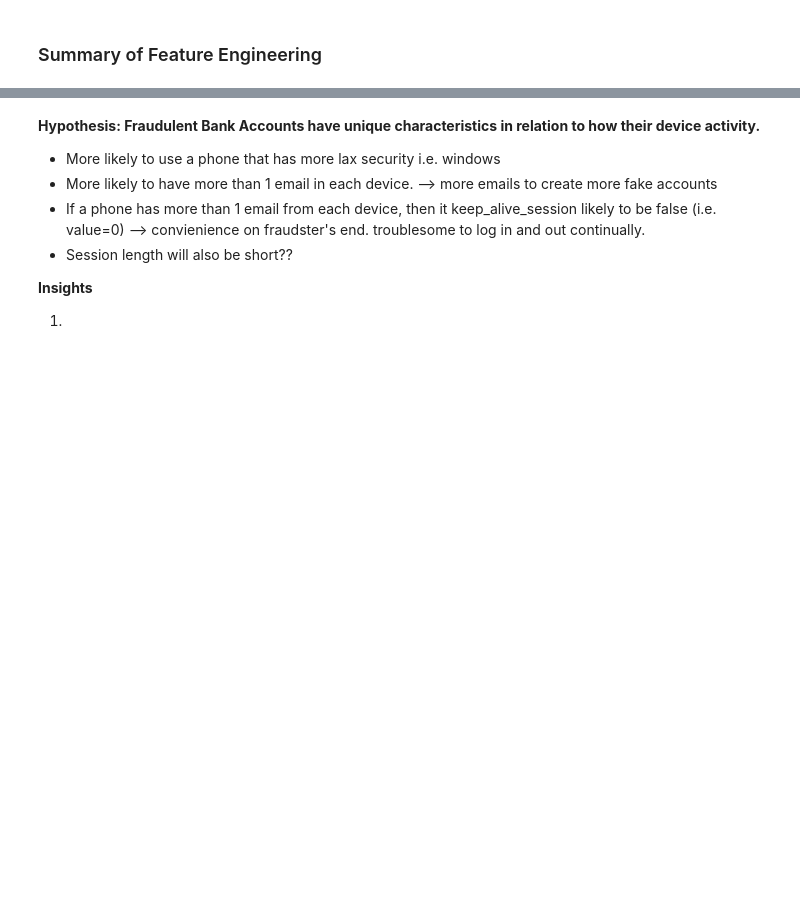
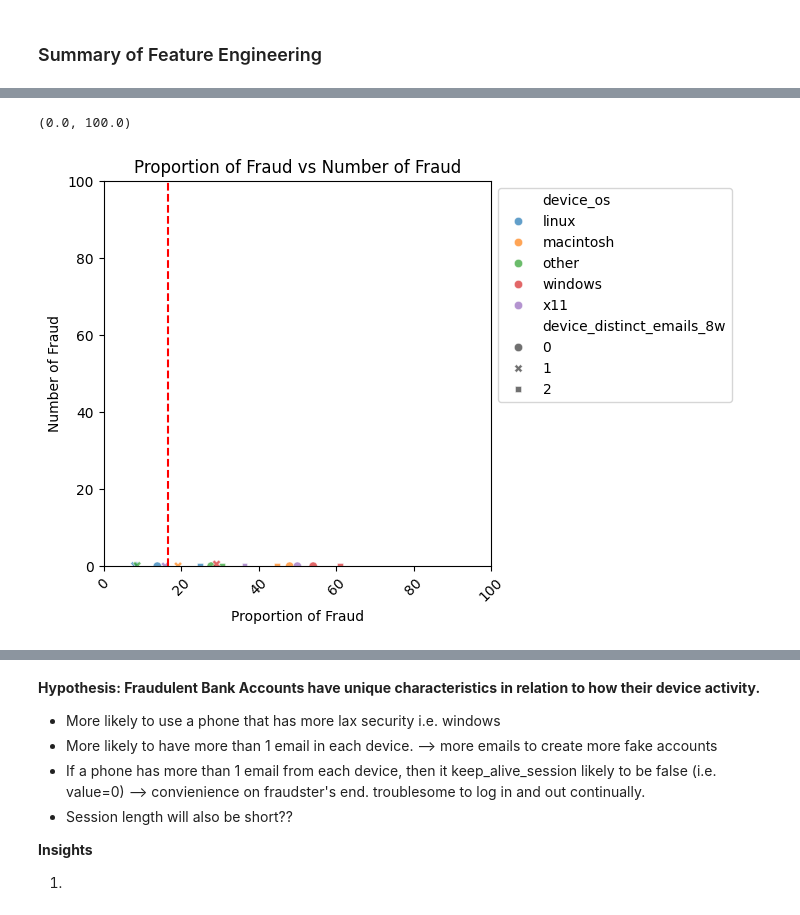
Before and after one commit to kclzl-nus/Detect-Fraudulent-Bank-Accounts, a Jupyter notebook: notebooks/2.0-kclzl-hyp-device-activity.ipynb, the cells around one changed output, grey strips where cells are left out. Drawn from its saved outputs; the diff is of its cells as text; code cells hidden in the pictures; blank space fills up the shorter version.

Commit message:
updated proportions of combined variables

```diff
--- a/notebooks/2.0-kclzl-hyp-device-activity.ipynb
+++ b/notebooks/2.0-kclzl-hyp-device-activity.ipynb
@@ -570,0 +578,8 @@ plt.legend(loc='upper left', bbox_to_anchor=(1, 1))
+# %%
+total_fraud_count = device_activity_df['fraud_bool'].value_counts().to_frame().loc[1, "count"]
+total_non_fraud_count = device_activity_df['fraud_bool'].value_counts().to_frame().loc[1, "count"]
+
+# print total counts of fraud and non-fraud
+print(f"Total Fraud Count: {total_fraud_count}")
+print(f"Total Non-Fraud Count: {total_non_fraud_count}")
+print(f"Total Count: {total_fraud_count + total_non_fraud_count} \t Data Shape: {device_activity_df.shape}")
@@ -570,0 +612,10 @@ plt.legend(loc='upper left', bbox_to_anchor=(1, 1))
+# %%
+def getFraudInfo(group):
+    # get total count of fraud within this group
+    fraud_count = group['fraud_bool'].value_counts().to_frame().loc[1, "count"]
+    total_count = group.shape[0]
+    fraud_percentage = round(fraud_count / total_count * 100, 2)
+    group['proportion_of_total_fraud'] = fraud_count / total_fraud_count
+    group['num_fraud'] = fraud_count
+    group['proportion_of_fraud_in_group'] = fraud_percentage
+    return group[['num_fraud', 'proportion_of_fraud_in_group','proportion_of_total_fraud']].drop_duplicates()
@@ -570,0 +642,18 @@ plt.legend(loc='upper left', bbox_to_anchor=(1, 1))
+# %%
+# plot a scatter plot, x-axis: proportion of fraud, y-axis: number of fraud
+# plot a vertical line at x = 1/6, make title, x-axis label, y-axis label, and legend, x-axis tilt by 45 degrees
+# color code by device_os and device_distinct_emails_8w, for example, device_os = 'windows' and device_distinct_emails_8w = 0 is red, etc..
+# axes must start from 0
+plt.figure(figsize=(5, 5))
+sns.scatterplot(data=device_activity_df.groupby(['device_os', 'device_distinct_emails_8w']).apply(getFraudInfo).reset_index(), x='proportion_of_fraud_in_group', y='proportion_of_total_fraud', hue='device_os', style='device_distinct_emails_8w', alpha=0.7)
+plt.axvline(x=100/6, color='r', linestyle='--')
+plt.title('Proportion of Fraud vs Number of Fraud')
+plt.xlabel('Proportion of Fraud')
+plt.ylabel('Number of Fraud')
+plt.xticks(rotation=45)
+plt.legend(loc='upper left', bbox_to_anchor=(1, 1))
+plt.xlim(0, 100)
+plt.ylim(0, 100)
+# %% [output]
+(0.0, 100.0)
+[figure, added]
```
Also changed, not shown: parts of 13 cells of this notebook.
